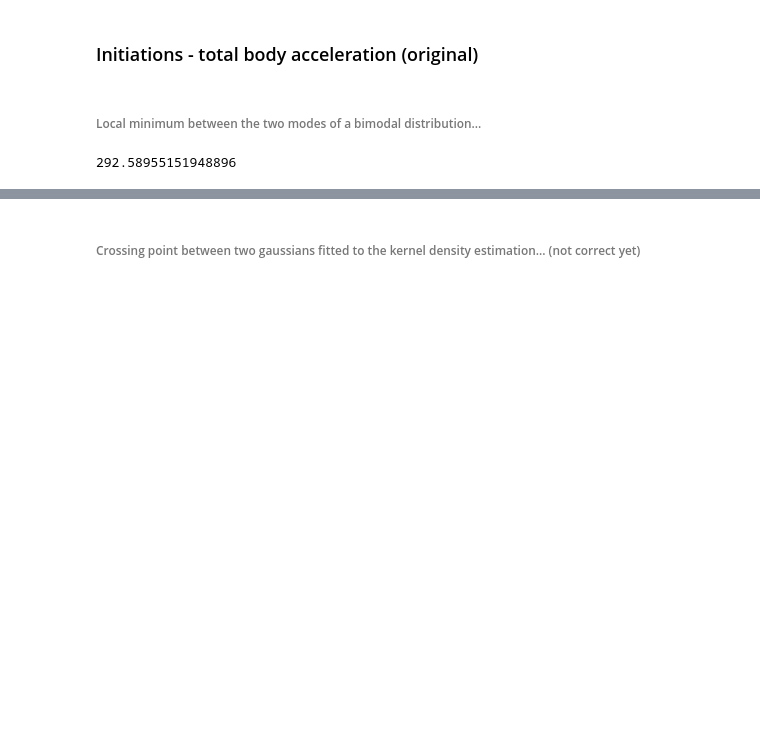
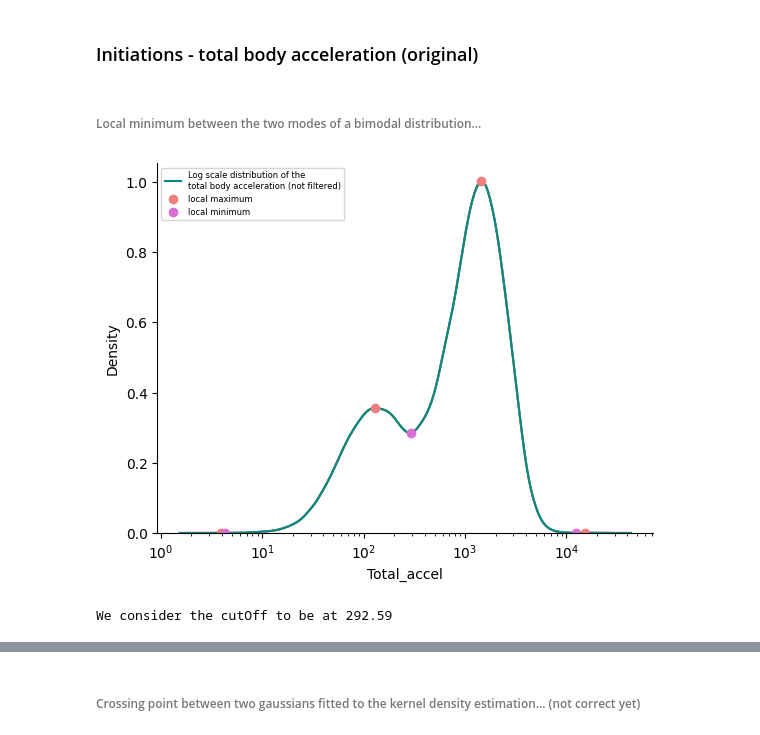
Before and after one commit to DiogoMeloNPU/eurDyscover_open_field_analysis, a Jupyter notebook: Single_session_analysis.ipynb, the cells around one changed output, grey strips where cells are left out. Drawn from its saved outputs; the diff is of its cells as text; code cells hidden in the pictures; blank space fills up the shorter version.

```diff
--- a/Single_session_analysis.ipynb
+++ b/Single_session_analysis.ipynb
@@ -1125,38 +1137,44 @@ plt.plot(range(19, len(df_acceldata_accel)), accel_filtered)
 # %% [markdown]
 ###### Local minimum between the two modes of a bimodal distribution...
 # %%
+%matplotlib inline
 #consider a movement initiation every time the acceleration raises above
 #...the beginning of a local minimum in the log distribution of total body accelerations
-#...the local minimum is to be found in the valley forming the two peaks of
-#...the log_scale distribution
+#...the local minimum is to be found in the valley forming inbetween the two peaks of
+#...the log scale distribution
 
 import seaborn as sns
 import numpy as np
 import matplotlib.pyplot as plt
 
-# raw acceleration data (total body acceleration)
-ax = sns.kdeplot(df_acceldata_accel['Total_accel'], log_scale=True)
+# total body acceleration data (after interpolation of missing data)
+ax_interp = sns.kdeplot(df_timestamps_accel_interpolation["Total_accel"], log_scale=True)
 
-kde_curve = ax.lines[0]
+kde_curve_interp = ax_interp.lines[0]
 
-x = kde_curve.get_xdata()
-y = kde_curve.get_ydata()
+x_interp = kde_curve_interp.get_xdata()
+y_interp = kde_curve_interp.get_ydata()
 
-plt.plot(x, y)
-peaks = np.where((y[1:-1] > y[0:-2]) * (y[1:-1] > y[2:]))[0] + 1
-dips = np.where((y[1:-1] < y[0:-2]) * (y[1:-1] < y[2:]))[0] + 1
+plt.plot(x_interp, y_interp)
+peaks_interp = np.where((y_interp[1:-1] > y_interp[0:-2]) * (y_interp[1:-1] > y_interp[2:]))[0] + 1
+dips_interp = np.where((y_interp[1:-1] < y_interp[0:-2]) * (y_interp[1:-1] < y_interp[2:]))[0] + 1
 
-plt.plot(x, y, color='cyan')
-plt.plot(x[peaks], y[peaks], 'o')
-plt.plot(x[dips], y[dips], 'o')
+plt.plot(x_interp, y_interp, color='darkcyan', label = "Log scale distribution of the\ntotal body acceleration (not filtered)")
+plt.plot(x_interp[peaks_interp], y_interp[peaks_interp], 'o', label = "local maximum", color = 'lightcoral')
+plt.plot(x_interp[dips_interp], y_interp[dips_interp], 'o', label = "local minimum", color = 'orchid')
+plt.gca().spines['top'].set_visible(False)
+plt.gca().spines['right'].set_visible(False)
+leg = plt.legend(fontsize=6)
 plt.show()
 
-for i in range(len(peaks)):
+for i in range(len(peaks_interp)):
     # this is tricky, since some distributions may be multimodal
-    # ...or have multiple local minimums which would make this computation not trivial
-    cutOff_accel = x[dips[1]]
+    # ...or have multiple local minimums which would make this computation not trivial (nor easily generalizable)
+    cutOff_accel = x_interp[dips_interp[1]]
     break
-print(cutOff_accel)
+
+print("We consider the cutOff to be at {}".format(round(cutOff_accel, 2)))
 # %% [output]
+[figure, added]
-292.58955151948896
+We consider the cutOff to be at 292.59
 # %%
```
Also changed, not shown: parts of 8 cells of this notebook.
